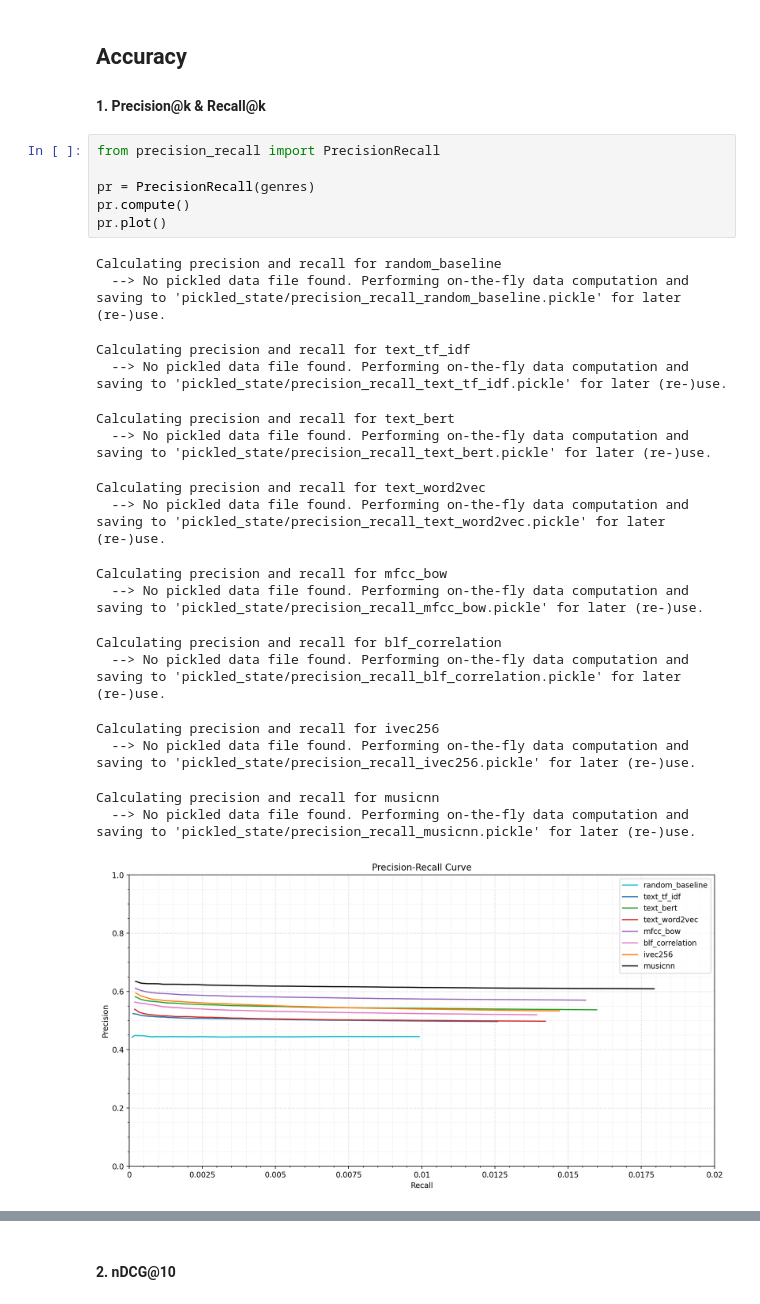
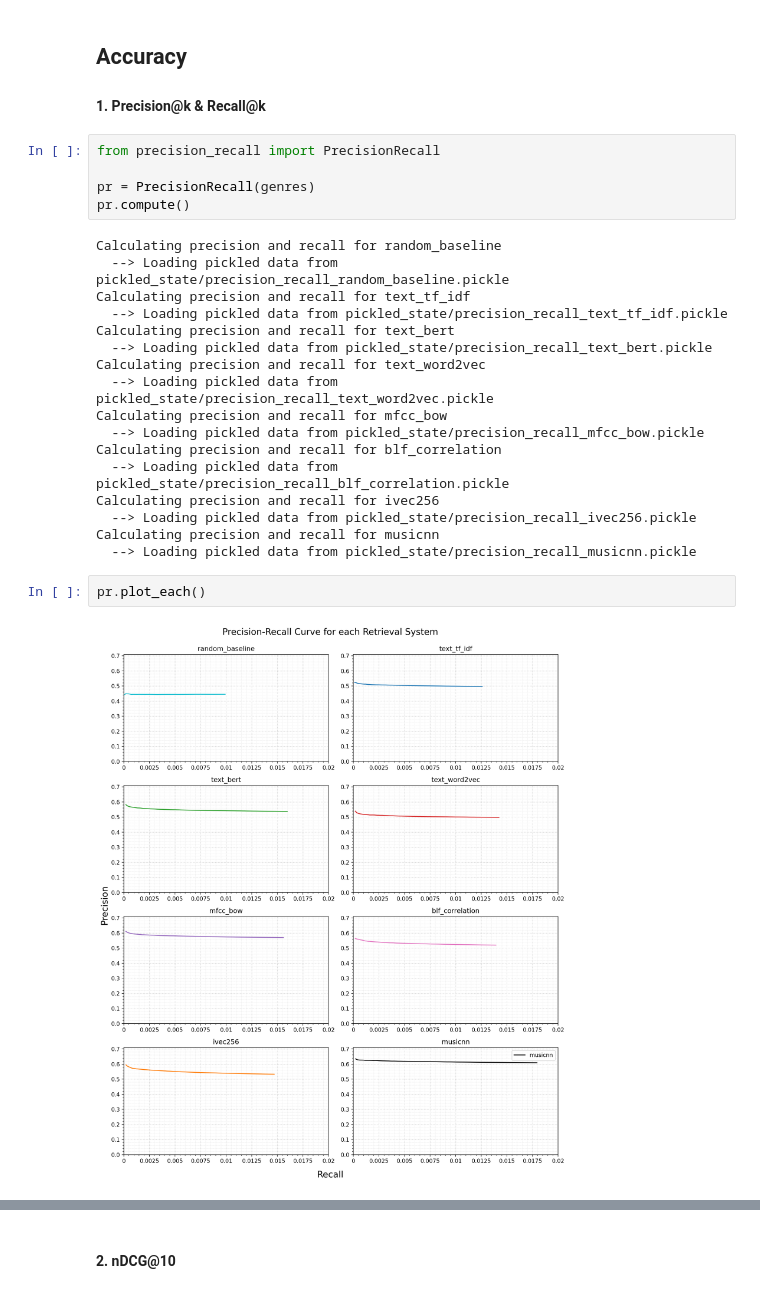
Before and after one commit to haraleib/MMSR_GroupB_WS23, a Jupyter notebook: Task 2_Group B.ipynb, the cells around one changed output, grey strips where cells are left out. Cells and saved outputs as stored; diff of their text form.

Commit message:
re-run notebook with the new graphs

```diff
--- a/Task 2_Group B.ipynb
+++ b/Task 2_Group B.ipynb
@@ -117,22 +131,24 @@ from precision_recall import PrecisionRecall
 
 pr = PrecisionRecall(genres)
 pr.compute()
-pr.plot()
 # %% [output]
 Calculating precision and recall for random_baseline
-  --> No pickled data file found. Performing on-the-fly data computation and saving to 'pickled_state/precision_recall_random_baseline.pickle' for later (re-)use.
+  --> Loading pickled data from pickled_state/precision_recall_random_baseline.pickle
+Calculating precision and recall for text_tf_idf
+  --> Loading pickled data from pickled_state/precision_recall_text_tf_idf.pickle
+Calculating precision and recall for text_bert
+  --> Loading pickled data from pickled_state/precision_recall_text_bert.pickle
+Calculating precision and recall for text_word2vec
+  --> Loading pickled data from pickled_state/precision_recall_text_word2vec.pickle
+Calculating precision and recall for mfcc_bow
+  --> Loading pickled data from pickled_state/precision_recall_mfcc_bow.pickle
+Calculating precision and recall for blf_correlation
+  --> Loading pickled data from pickled_state/precision_recall_blf_correlation.pickle
+Calculating precision and recall for ivec256
+  --> Loading pickled data from pickled_state/precision_recall_ivec256.pickle
+Calculating precision and recall for musicnn
+  --> Loading pickled data from pickled_state/precision_recall_musicnn.pickle
-Calculating precision and recall for text_tf_idf
-  --> No pickled data file found. Performing on-the-fly data computation and saving to 'pickled_state/precision_recall_text_tf_idf.pickle' for later (re-)use.
-Calculating precision and recall for text_bert
-  --> No pickled data file found. Performing on-the-fly data computation and saving to 'pickled_state/precision_recall_text_bert.pickle' for later (re-)use.
-Calculating precision and recall for text_word2vec
-  --> No pickled data file found. Performing on-the-fly data computation and saving to 'pickled_state/precision_recall_text_word2vec.pickle' for later (re-)use.
-Calculating precision and recall for mfcc_bow
-  --> No pickled data file found. Performing on-the-fly data computation and saving to 'pickled_state/precision_recall_mfcc_bow.pickle' for later (re-)use.
-Calculating precision and recall for blf_correlation
-  --> No pickled data file found. Performing on-the-fly data computation and saving to 'pickled_state/precision_recall_blf_correlation.pickle' for later (re-)use.
-Calculating precision and recall for ivec256
-  --> No pickled data file found. Performing on-the-fly data computation and saving to 'pickled_state/precision_recall_ivec256.pickle' for later (re-)use.
-Calculating precision and recall for musicnn
-  --> No pickled data file found. Performing on-the-fly data computation and saving to 'pickled_state/precision_recall_musicnn.pickle' for later (re-)use.
-[figure, removed]
+# %%
+pr.plot_each()
+# %% [output]
+[figure, added]
```
Also changed, not shown: parts of 10 cells of this notebook, 3 other files.
